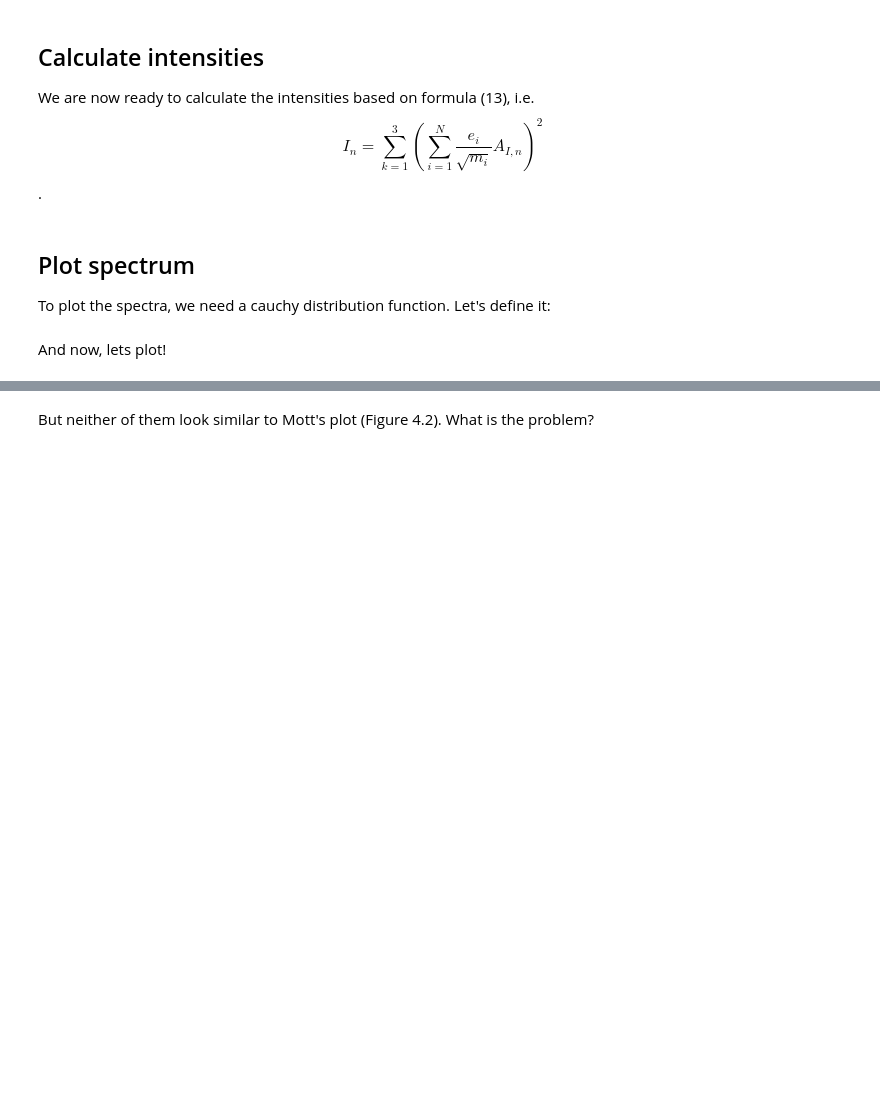
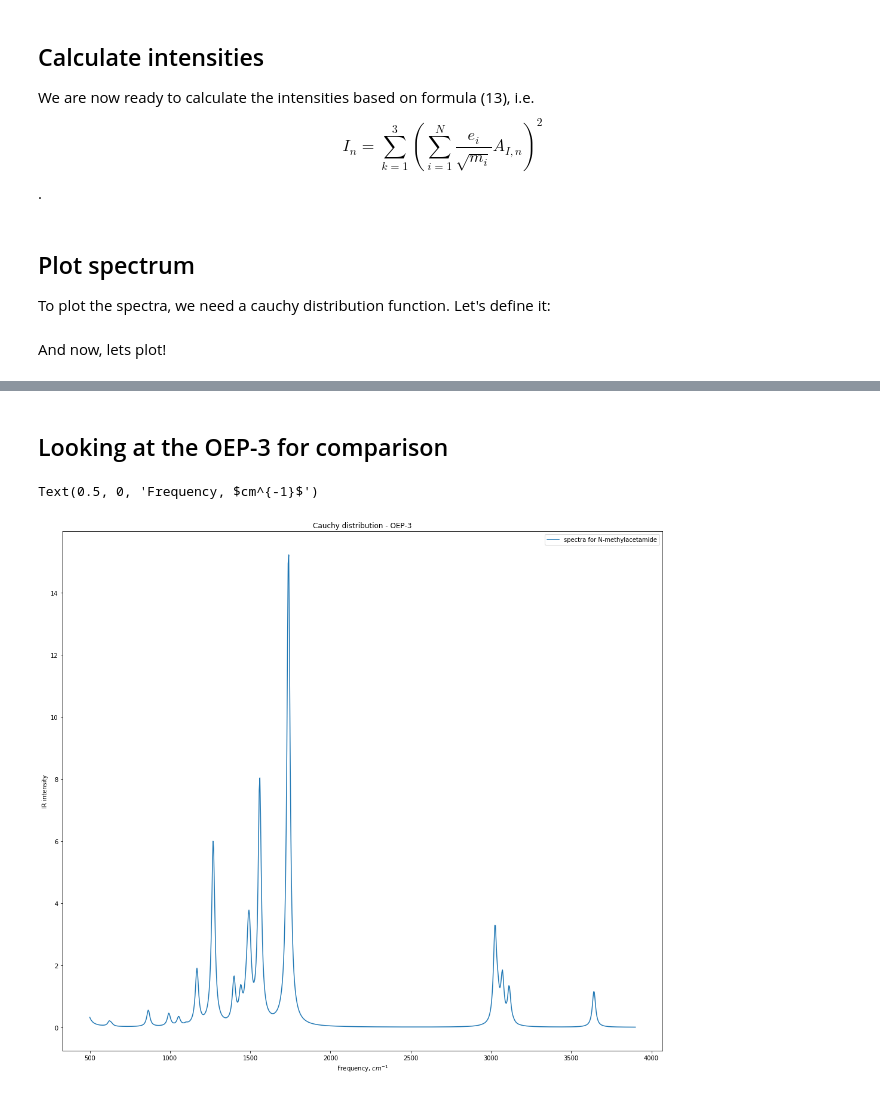
Before and after one commit to dspoel/IR-Spectra, a Jupyter notebook: scripts/calculate_intensity_from_charge_theory_and_example.ipynb, the cells around one changed output, grey strips where cells are left out. Cells and saved outputs as stored; diff of their text form; code cells hidden in the pictures; blank space fills up the shorter version.

Commit message:
Added comparison with OEP-3

```diff
--- a/scripts/calculate_intensity_from_charge_theory_and_example.ipynb
+++ b/scripts/calculate_intensity_from_charge_theory_and_example.ipynb
@@ -316,2 +301,29 @@ Text(0.5, 0, 'Frequency, $cm^{-1}$')
-# %% [markdown]
-But neither of them look similar to Mott's plot (Figure 4.2). What is the problem?
+# %% [markdown]
+## Looking at the OEP-3 for comparison
+# %%
+frequencies_oep3 = np.empty(shape=(0,0))
+frequencies_oep3_file = open(path + "OEP-3_IR_frequencies.txt","r")
+for line in frequencies_oep3_file:
+    values = re.split(" +",line.strip())
+    for value in values:
+        frequencies_oep3 = np.append(frequencies_oep3,float(value))
+
+intensities_oep3 = np.empty(shape=(0,0))
+intensities_oep3_file = open(path + "OEP-3_IR_intensities.txt","r")
+for line in intensities_oep3_file:
+    values = re.split(" +",line.strip())
+    for value in values:
+        intensities_oep3 = np.append(intensities_oep3,float(value))
+
+plt.figure(figsize=(18, 16))
+for i in range(len(frequencies_oep3)):
+    c = create_cauchy_distribution(v,frequencies_oep3[i],gamma,intensities_oep3[i])
+    c_tot = c_tot + c
+plt.plot(v,c_tot,label='spectra for ' + molecule_of_interest)
+plt.title("Cauchy distribution - OEP-3")
+plt.legend(loc='upper right')
+plt.ylabel('IR intensity')
+plt.xlabel('Frequency, $cm^{-1}$')
+# %% [output]
+Text(0.5, 0, 'Frequency, $cm^{-1}$')
+[figure, added]
```
Also changed, not shown: parts of 2 cells of this notebook.
